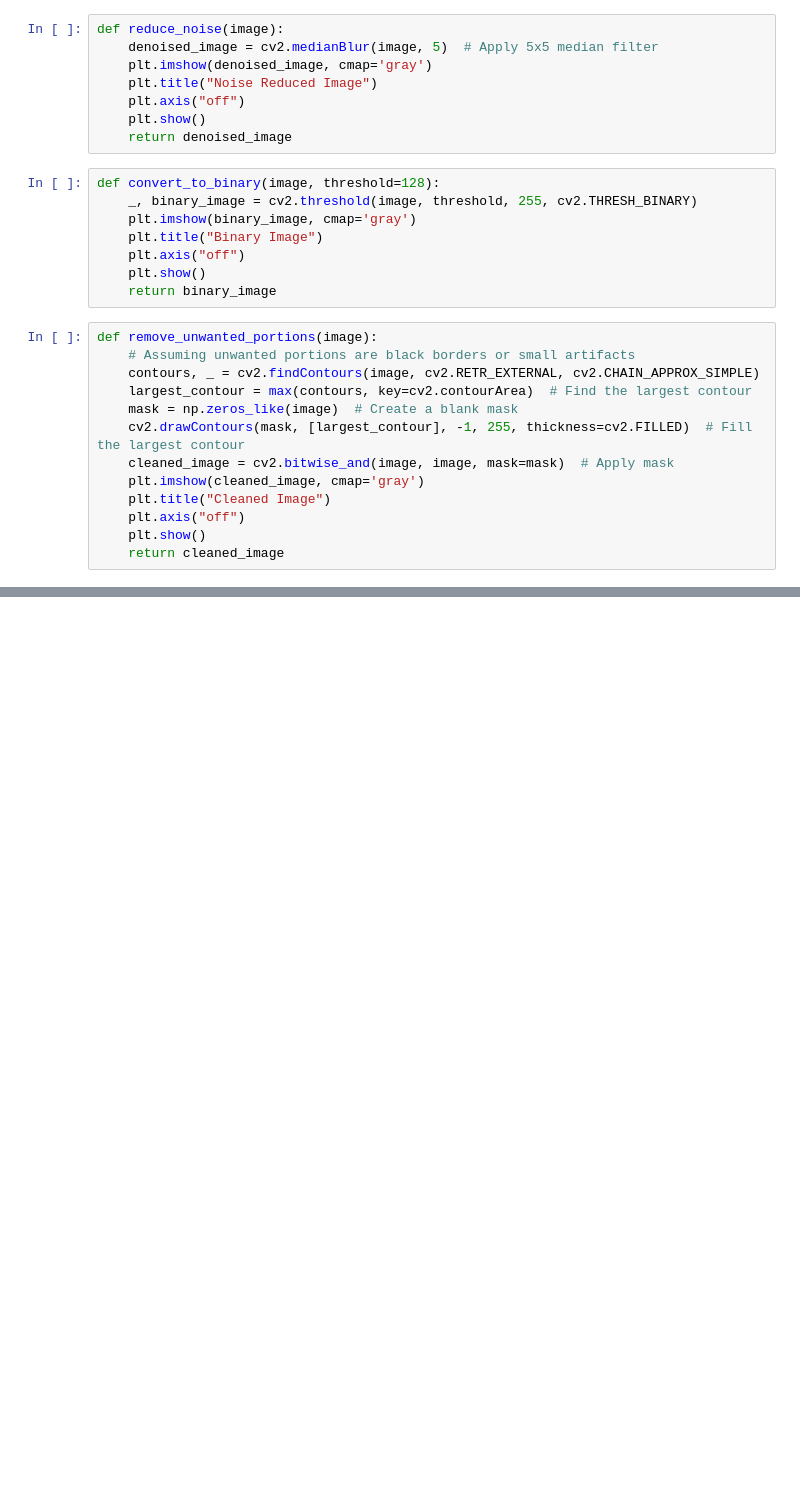
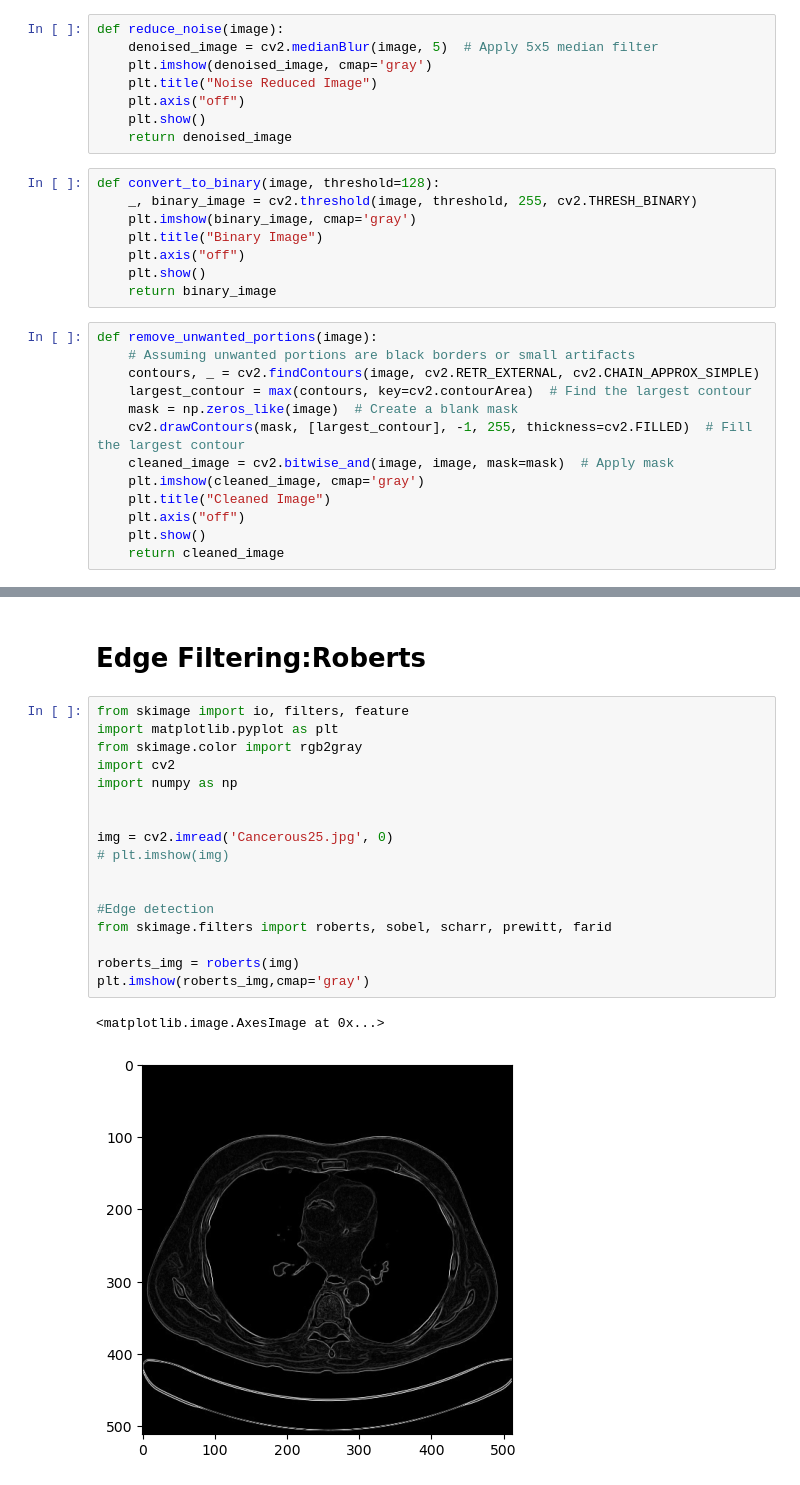
Before and after one commit to sifat26/ImageProcessing_LungCancerDetection, a Jupyter notebook: Imagepreprocessing.ipynb, the cells around one changed output, grey strips where cells are left out. Cells and saved outputs as stored; diff of their text form; blank space fills up the shorter version.

```diff
--- a/Imagepreprocessing.ipynb
+++ b/Imagepreprocessing.ipynb
@@ -90,0 +96,22 @@ error: OpenCV(4.10.0) D:\a\opencv-python\opencv-python\opencv\modules\imgproc\sr
+# %% [markdown]
+# Edge Filtering:Roberts
+# %%
+from skimage import io, filters, feature
+import matplotlib.pyplot as plt
+from skimage.color import rgb2gray
+import cv2
+import numpy as np
+
+
+img = cv2.imread('Cancerous25.jpg', 0)
+# plt.imshow(img)
+
+
+#Edge detection
+from skimage.filters import roberts, sobel, scharr, prewitt, farid
+
+roberts_img = roberts(img)
+plt.imshow(roberts_img,cmap='gray')
+# %% [output]
+<matplotlib.image.AxesImage at 0x...>
+[figure, added]
```
Also changed, not shown: parts of 5 cells of this notebook.
